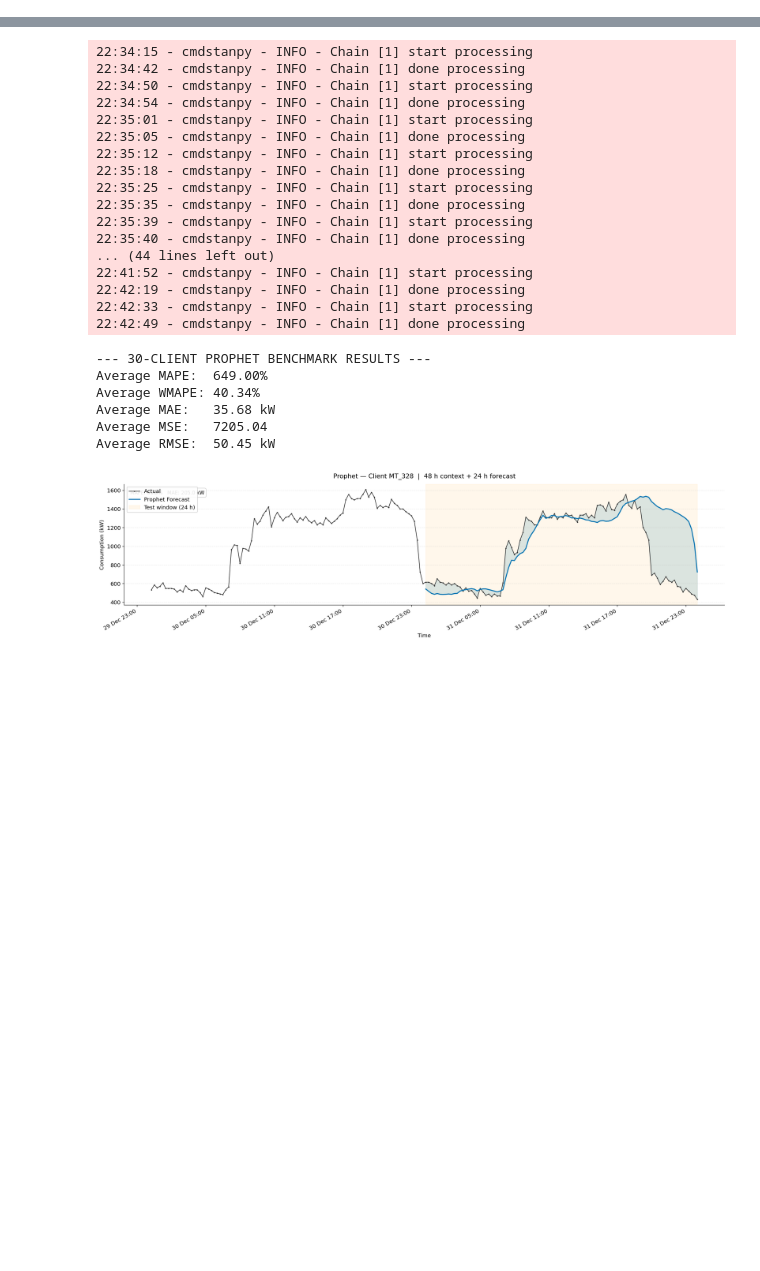
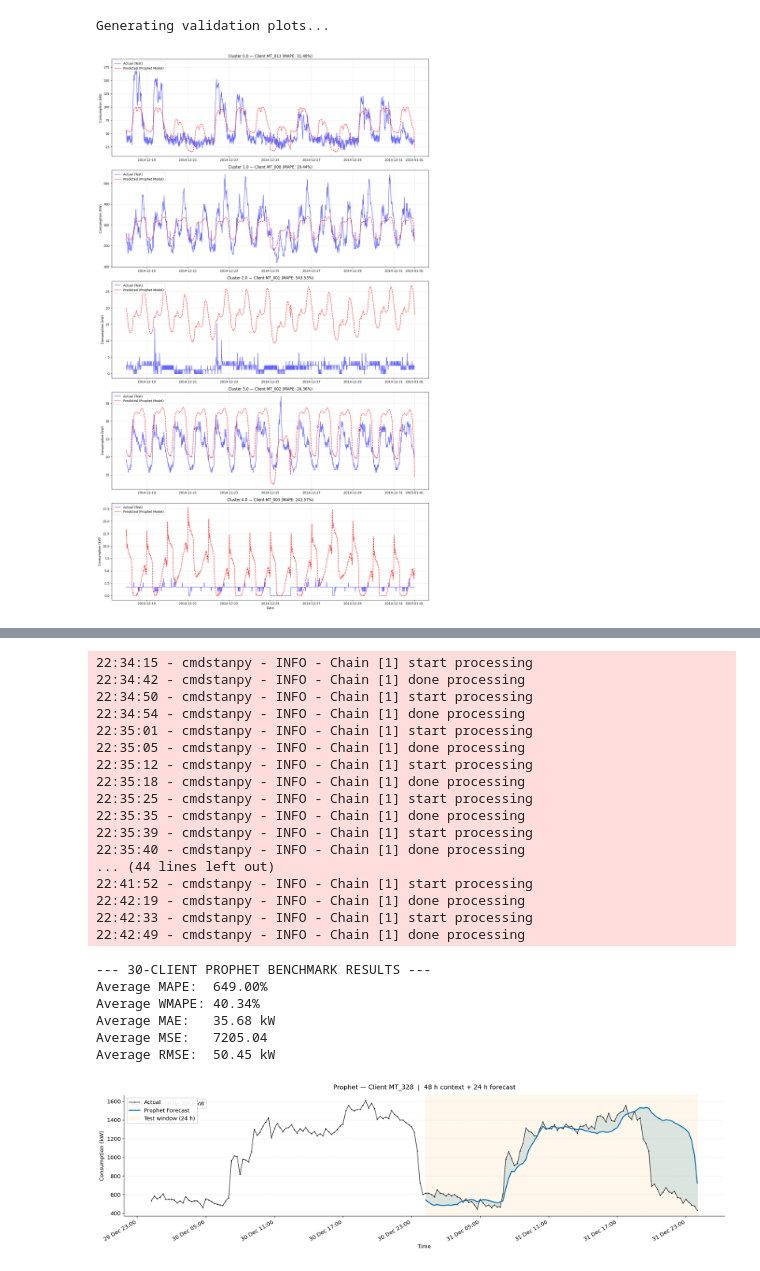
Before and after one commit to lucabarattini/forecasting-electricity, a Jupyter notebook: notebooks/2_Prophet.ipynb, the cells around one changed output, grey strips where cells are left out. Cells and saved outputs as stored; diff of their text form; code cells hidden in the pictures; blank space fills up the shorter version.

Commit message:
refactor: complete update of Prophet

```diff
--- a/notebooks/2_Prophet.ipynb
+++ b/notebooks/2_Prophet.ipynb
@@ -5,14 +10,21 @@ import pandas as pd
 import numpy as np
 import matplotlib.pyplot as plt
 import matplotlib.dates as mdates
-import random
 import logging
+import seaborn as sns
 
-from tqdm.notebook import tqdm
+from tqdm import tqdm
 from prophet import Prophet
-from sklearn.metrics import mean_absolute_error, mean_squared_error
+from sklearn.metrics import mean_absolute_percentage_error
+from sklearn.preprocessing import StandardScaler
 
+# Suppress verbose Prophet/stan console warnings to keep the notebook clean
 logging.getLogger('cmdstanpy').setLevel(logging.WARNING)
-pd.set_option('display.max_columns', None)
-plt.rcParams.update({'figure.dpi': 120, 'font.size': 11,
-                     'axes.titlesize': 13, 'axes.labelsize': 11})
+
+# Load Data
+print("Loading processed data...")
+df_long = pd.read_parquet('../Datasets/processed_electricity_data.parquet')
+
+print("Merging cluster definitions...")
+cluster_map = pd.read_csv('../Datasets/client_clusters.csv')
+df_long = df_long.merge(cluster_map, on='ClientID', how='left')
@@ -54,0 +170,50 @@ all_rmses  = []
+# %%
+# Visualization: One Client per Cluster
+print("Generating validation plots...")
+
+# 1. Select one representative client for each cluster dynamically
+cluster_representatives = df_test_raw.groupby('Cluster')['ClientID'].first().to_dict()
+
+# 2. Setup the Matplotlib figure
+fig, axes = plt.subplots(len(cluster_representatives), 1, figsize=(15, 5 * len(cluster_representatives)))
+
+for idx, (cluster_id, client_id) in enumerate(sorted(cluster_representatives.items())):
+    ax = axes[idx] if len(cluster_representatives) > 1 else axes
+
+    # Extract actual historical test data for this specific client
+    client_data = df_test_raw[df_test_raw['ClientID'] == client_id].copy()
+    y_actual_kw = client_data['Consumption'].values
+    dates = client_data['Date'].values
+
+    # Reconstruct the forecast: Get cluster shape and un-scale to Client's raw kW
+    pattern_forecast = cluster_forecasts[cluster_id][:len(client_data)]
+    scaler = client_scalers[client_id]
+    y_pred_kw = scaler.inverse_transform(pattern_forecast.reshape(-1, 1)).flatten()
+    y_pred_kw = np.maximum(y_pred_kw, 0) # Floor to zero
+
+    # Calculate individual MAPE to display on the chart
+    nonzero_mask = y_actual_kw > 0.1
+    if nonzero_mask.sum() > 0:
+        client_mape = np.mean(np.abs((y_actual_kw[nonzero_mask] - y_pred_kw[nonzero_mask]) / y_actual_kw[nonzero_mask])) * 100
+    else:
+        client_mape = 0.0
+
+    # VISUAL OPTIMIZATION: slice the array to plot only the last 2 weeks (14 days * 96 steps = 1344 steps)
+    plot_slice = -1344
+
+    ax.plot(dates[plot_slice:], y_actual_kw[plot_slice:],
+            label='Actual (Test)', color='blue', alpha=0.6)
+    ax.plot(dates[plot_slice:], y_pred_kw[plot_slice:],
+            label='Predicted (Prophet Model)', color='red', linestyle='--', alpha=0.9)
+
+    ax.set_title(f'Cluster {cluster_id} — Client {client_id} (MAPE: {client_mape:.2f}%)')
+    ax.set_ylabel('Consumption (kW)')
+    ax.legend(loc='upper left')
+    ax.grid(True, alpha=0.3)
+
+axes[-1].set_xlabel('Date')
+plt.tight_layout()
+plt.show()
+# %% [output]
+Generating validation plots...
+[figure, added]
```
Also changed, not shown: parts of 11 cells of this notebook, 1 other file.
